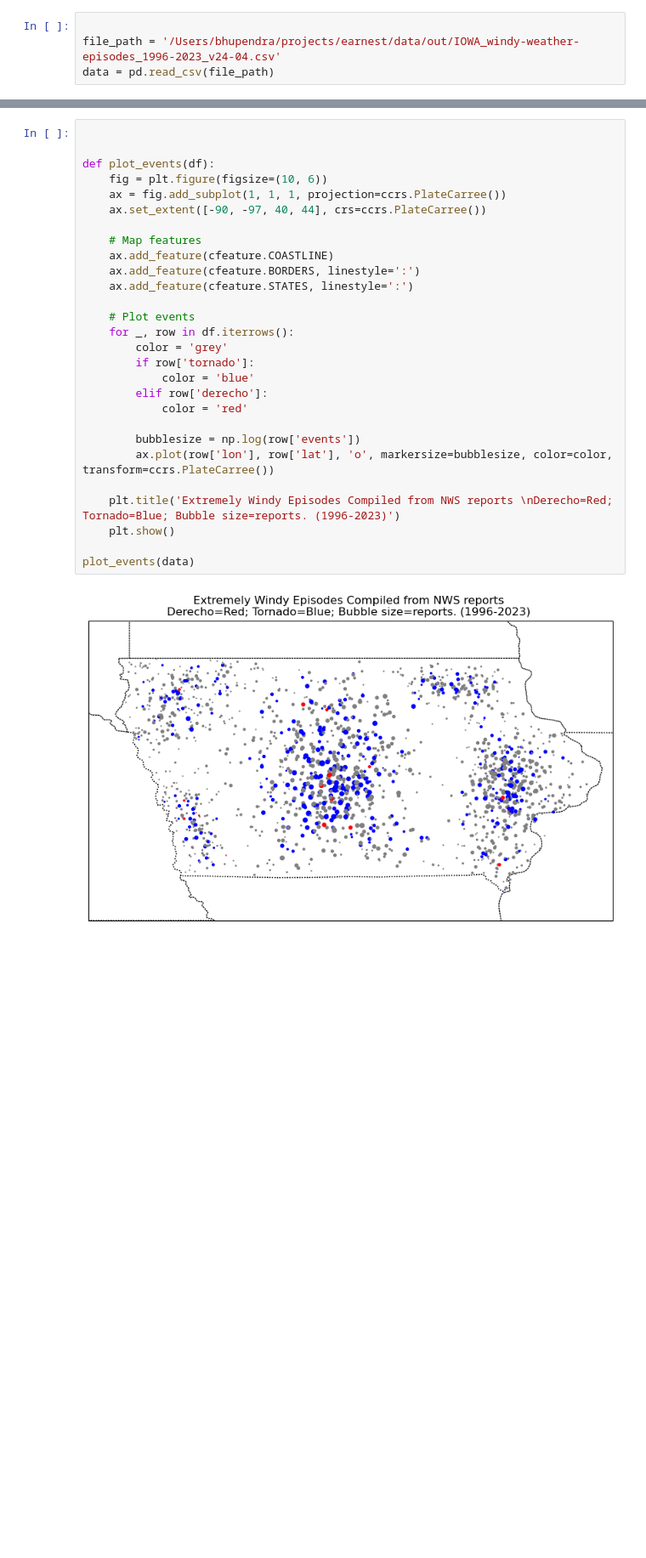
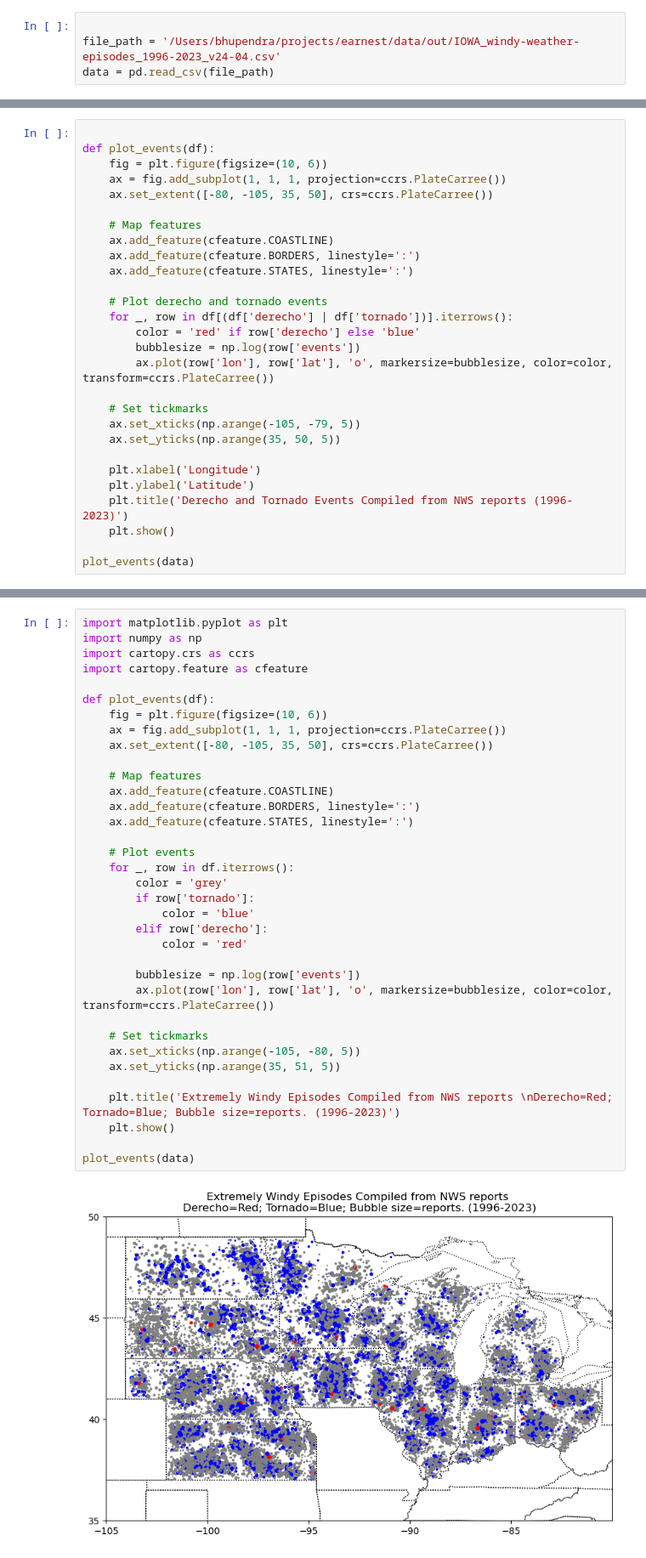
Before and after one commit to RBhupi/earnest_code, a Jupyter notebook: Python/events.ipynb, the cells around one changed output, grey strips where cells are left out. Shown at 85% size. Cells and saved outputs as stored; diff of their text form; blank space fills up the shorter version.

Commit message:
plots improved, midwest

```diff
--- a/Python/events.ipynb
+++ b/Python/events.ipynb
@@ -27,0 +34,28 @@ data
+# %%
+
+def plot_events(df):
+    fig = plt.figure(figsize=(10, 6))
+    ax = fig.add_subplot(1, 1, 1, projection=ccrs.PlateCarree())
+    ax.set_extent([-80, -105, 35, 50], crs=ccrs.PlateCarree())
+
+    # Map features
+    ax.add_feature(cfeature.COASTLINE)
+    ax.add_feature(cfeature.BORDERS, linestyle=':')
+    ax.add_feature(cfeature.STATES, linestyle=':')
+
+    # Plot derecho and tornado events
+    for _, row in df[(df['derecho'] | df['tornado'])].iterrows():
+        color = 'red' if row['derecho'] else 'blue'
+        bubblesize = np.log(row['events'])
+        ax.plot(row['lon'], row['lat'], 'o', markersize=bubblesize, color=color, transform=ccrs.PlateCarree())
+
+    # Set tickmarks
+    ax.set_xticks(np.arange(-105, -79, 5))
+    ax.set_yticks(np.arange(35, 50, 5))
+
+    plt.xlabel('Longitude')
+    plt.ylabel('Latitude')
+    plt.title('Derecho and Tornado Events Compiled from NWS reports (1996-2023)')
+    plt.show()
+
+plot_events(data)
@@ -28,30 +64,37 @@ data
 # %%
-
+import matplotlib.pyplot as plt
+import numpy as np
+import cartopy.crs as ccrs
+import cartopy.feature as cfeature
 
 def plot_events(df):
     fig = plt.figure(figsize=(10, 6))
     ax = fig.add_subplot(1, 1, 1, projection=ccrs.PlateCarree())
-    ax.set_extent([-90, -97, 40, 44], crs=ccrs.PlateCarree())
+    ax.set_extent([-80, -105, 35, 50], crs=ccrs.PlateCarree())
 
     # Map features
     ax.add_feature(cfeature.COASTLINE)
     ax.add_feature(cfeature.BORDERS, linestyle=':')
     ax.add_feature(cfeature.STATES, linestyle=':')
 
     # Plot events
     for _, row in df.iterrows():
         color = 'grey'
         if row['tornado']:
             color = 'blue'
         elif row['derecho']:
             color = 'red'
 
         bubblesize = np.log(row['events'])
         ax.plot(row['lon'], row['lat'], 'o', markersize=bubblesize, color=color, transform=ccrs.PlateCarree())
 
+    # Set tickmarks
+    ax.set_xticks(np.arange(-105, -80, 5))
+    ax.set_yticks(np.arange(35, 51, 5))
+
     plt.title('Extremely Windy Episodes Compiled from NWS reports \nDerecho=Red; Tornado=Blue; Bubble size=reports. (1996-2023)')
     plt.show()
 
 plot_events(data)
 # %% [output]
-[figure, old version]
+[figure, new version]
```
Also changed, not shown: parts of 6 cells of this notebook.
